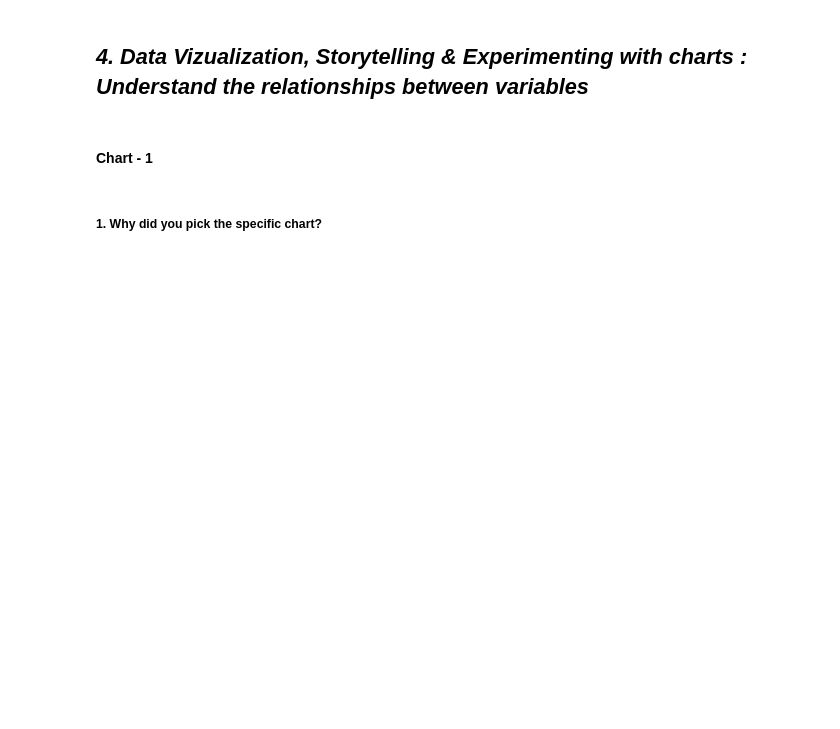
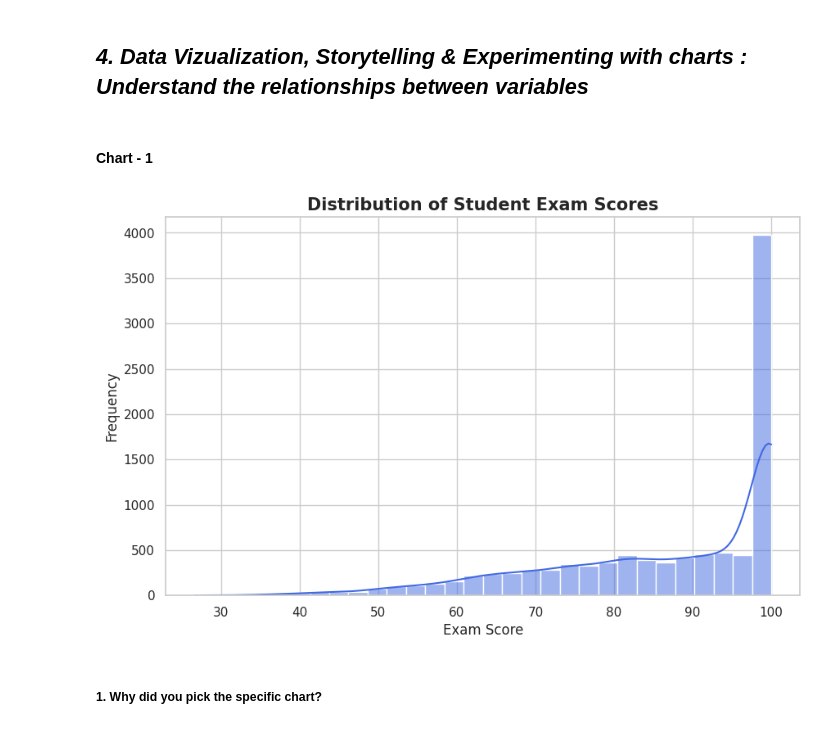
Before and after one commit to akt-developer/Student-Performance-Prediction-Project, a Jupyter notebook: Copy_of_Sample_EDA_Submission_Template.ipynb, the cells around one changed output. Saved outputs shown, nothing was run; the diff lists cells and outputs as text; code cells hidden in the pictures; blank space fills up the shorter version.

Commit message:
Graphs of Relationship between variables part 1

```diff
--- a/Copy_of_Sample_EDA_Submission_Template.ipynb
+++ b/Copy_of_Sample_EDA_Submission_Template.ipynb
@@ -409,6 +419,23 @@ Answer Here.
 #### Chart - 1
 # %%
 # Chart - 1 visualization code
+# %%
+
+# Ensure we use the correct dataframe name (df was our raw data)
+# Set figure size
+plt.figure(figsize=(10, 6))
+
+# Create a distribution plot for exam_score
+sns.histplot(df['exam_score'], kde=True, color='royalblue', bins=30)
+
+# Add labels and title
+plt.title('Distribution of Student Exam Scores', fontsize=15, fontweight='bold')
+plt.xlabel('Exam Score', fontsize=12)
+plt.ylabel('Frequency', fontsize=12)
+
+plt.show()
+# %% [output]
+[figure, added]
 # %% [markdown]
 ##### 1. Why did you pick the specific chart?
 # %% [markdown]
```
Also changed, not shown: parts of 23 cells of this notebook.
